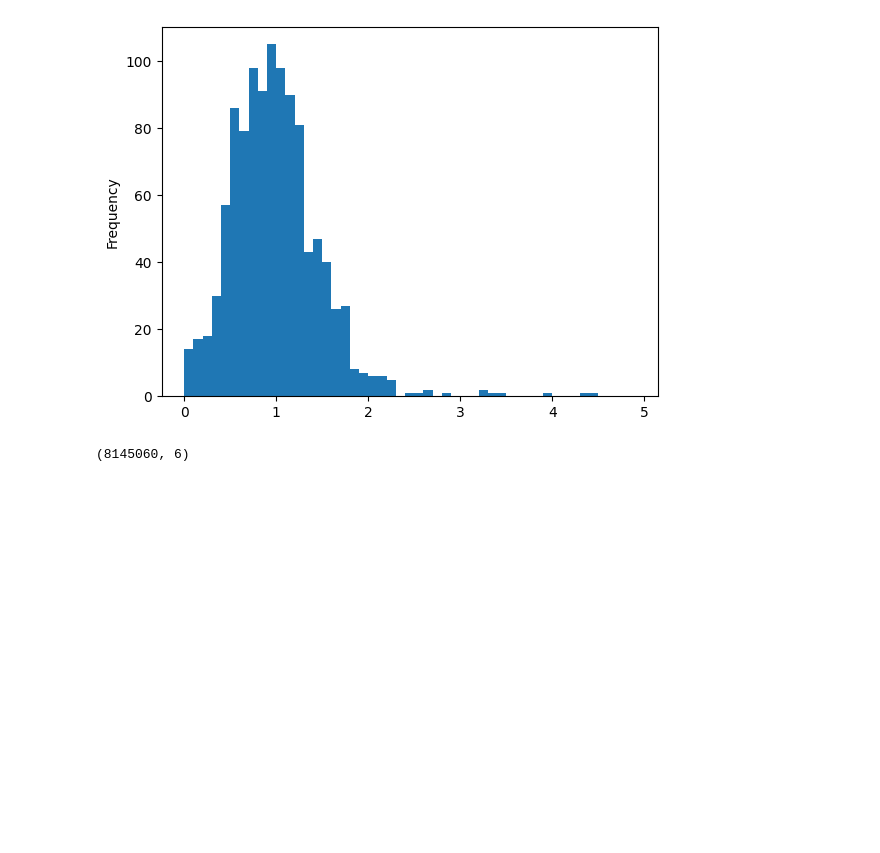
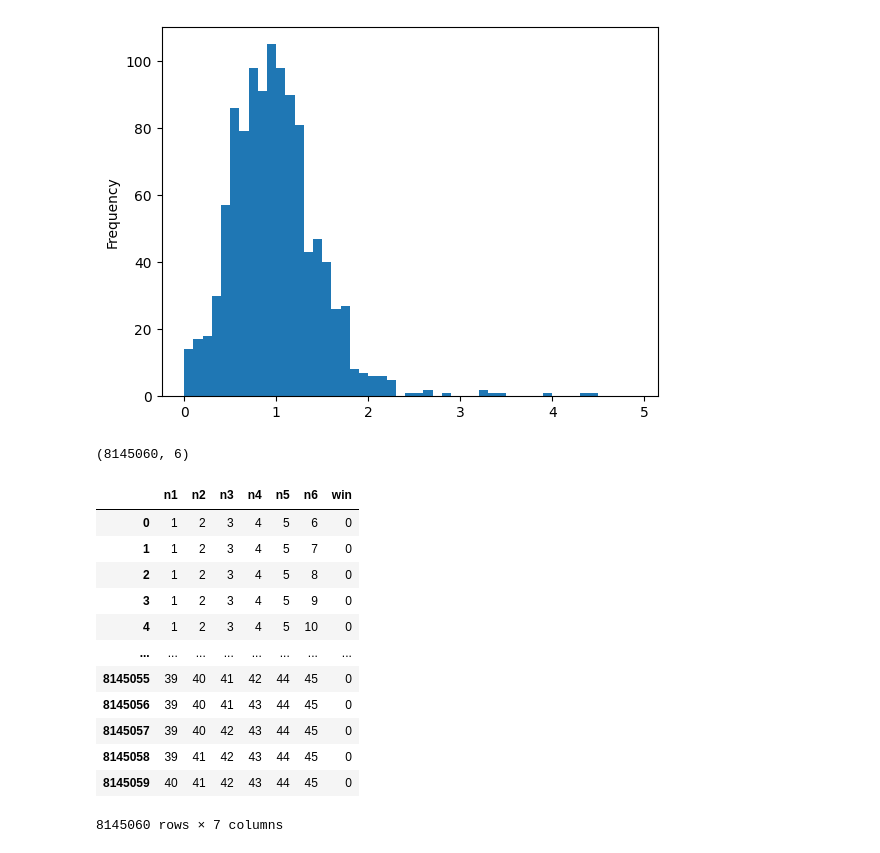
Before and after one commit to daniel0406070/Data-SCI-basic, a Jupyter notebook: src/11_1.ipynb, the cells around one changed output. Drawn from its saved outputs; the diff is of its cells as text; code cells hidden in the pictures; blank space fills up the shorter version.

```diff
--- a/src/11_1.ipynb
+++ b/src/11_1.ipynb
@@ -55,6 +55,24 @@ tmp=np.array(tmp)
 tmp.shape
 # %% [output]
 (8145060, 6)
+# %%
+sim=pd.DataFrame(tmp,columns=['n1','n2','n3','n4','n5','n6'])
+sim=sim.assign(win=0)
+sim
+# %% [output]
+|  | n1 | n2 | n3 | n4 | n5 | n6 | win |
+| 0 | 1 | 2 | 3 | 4 | 5 | 6 | 0 |
+| 1 | 1 | 2 | 3 | 4 | 5 | 7 | 0 |
+| 2 | 1 | 2 | 3 | 4 | 5 | 8 | 0 |
+| 3 | 1 | 2 | 3 | 4 | 5 | 9 | 0 |
+| 4 | 1 | 2 | 3 | 4 | 5 | 10 | 0 |
+| ... | ... | ... | ... | ... | ... | ... | ... |
+| 8145055 | 39 | 40 | 41 | 42 | 44 | 45 | 0 |
+| 8145056 | 39 | 40 | 41 | 43 | 44 | 45 | 0 |
+| 8145057 | 39 | 40 | 42 | 43 | 44 | 45 | 0 |
+| 8145058 | 39 | 41 | 42 | 43 | 44 | 45 | 0 |
+| 8145059 | 40 | 41 | 42 | 43 | 44 | 45 | 0 |
+8145060 rows × 7 columns
 # %%
 def pick_num():
     pick_num=np.random.choice(tmp.shape[0],1)
```
Also changed, not shown: parts of 4 cells of this notebook.
